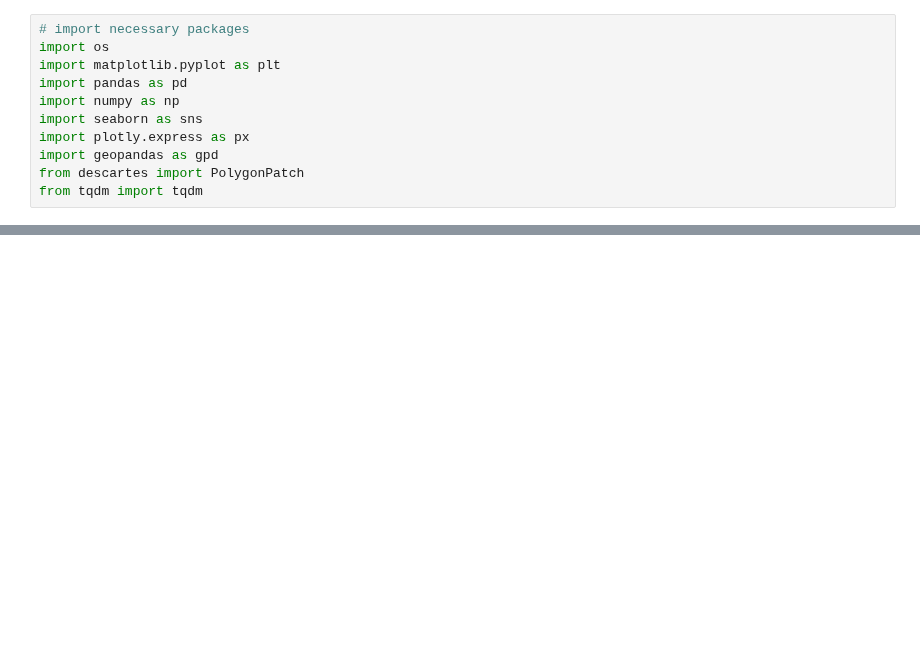
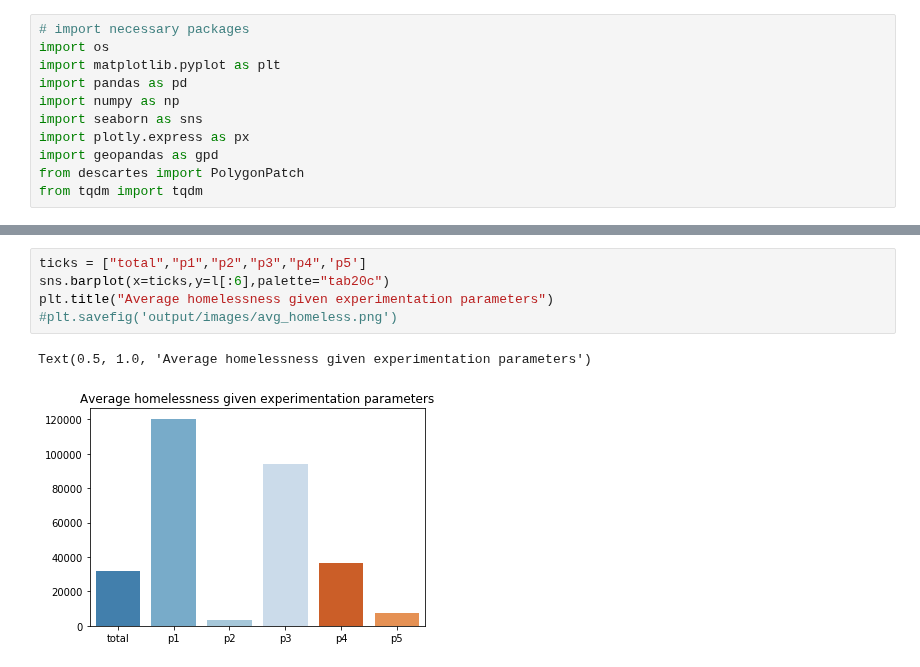
Before and after one commit to J-h-V/OpenDataDenHaag, a Jupyter notebook: Python/Results Analysis.ipynb, the cells around one changed output, grey strips where cells are left out. Saved outputs shown, nothing was run; the diff lists cells and outputs as text; blank space fills up the shorter version.

```diff
--- a/Python/Results Analysis.ipynb
+++ b/Python/Results Analysis.ipynb
@@ -31,0 +159,8 @@ df
+# %%
+ticks = ["total","p1","p2","p3","p4",'p5']
+sns.barplot(x=ticks,y=l[:6],palette="tab20c")
+plt.title("Average homelessness given experimentation parameters")
+#plt.savefig('output/images/avg_homeless.png')
+# %% [output]
+Text(0.5, 1.0, 'Average homelessness given experimentation parameters')
+[figure, added]
```
Also changed, not shown: parts of 19 cells of this notebook, 3 other files.
